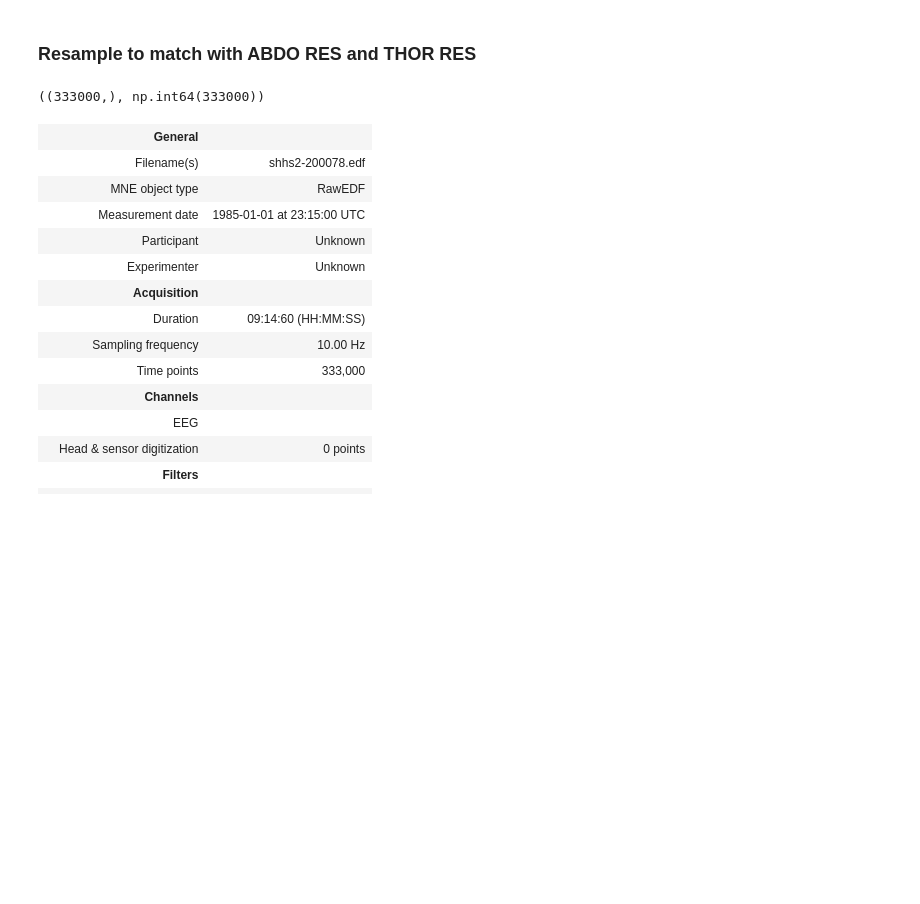
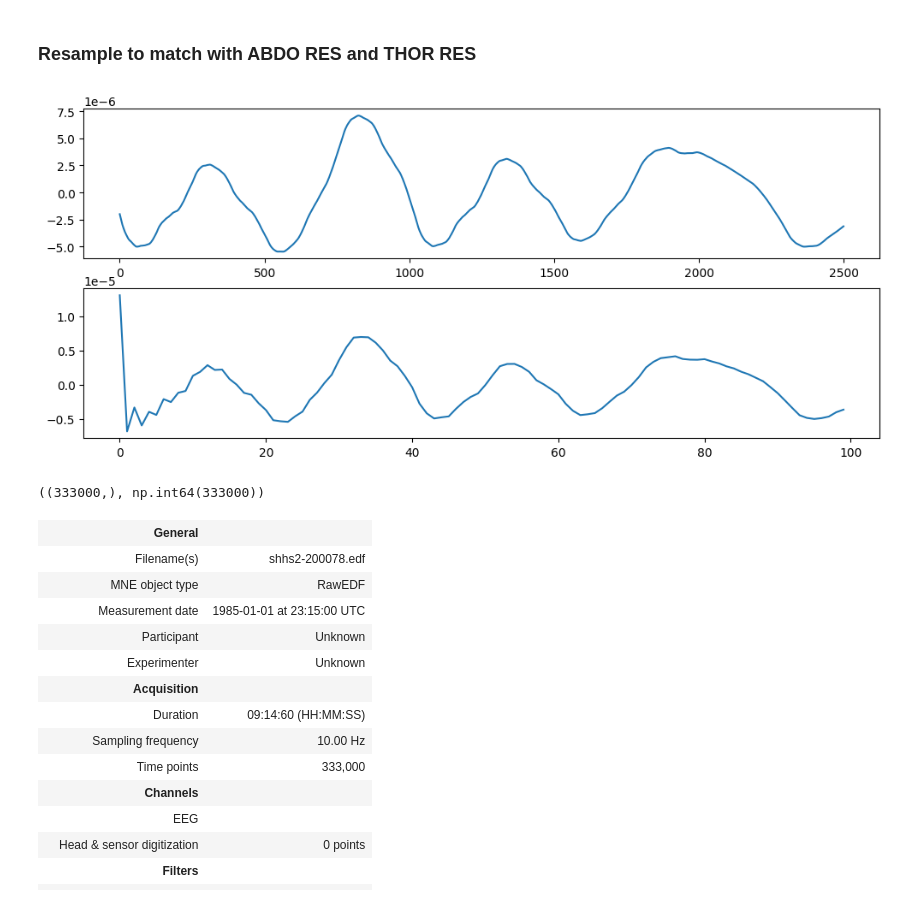
Before and after one commit to dattran-itrvn/Automated-Sleep-Apnea-Detection, a Jupyter notebook: prepare_data.ipynb, the cells around one changed output. Cells and saved outputs as stored; diff of their text form; code cells hidden in the pictures; blank space fills up the shorter version.

```diff
--- a/prepare_data.ipynb
+++ b/prepare_data.ipynb
@@ -271,9 +274,17 @@ edr = extract_respiratory_signal(ecg_edf.get_data()[0])
 # %% [markdown]
 ### Resample to match with ABDO RES and THOR RES
 # %%
-edr, _ = wfdb.processing.resample_sig(edr, fs=ecg_edf.info['sfreq'], fs_target=resp_edf.info['sfreq'])
+fig, axes = plt.subplots(nrows=2, ncols=1, figsize=(12, 5))
+sns.lineplot(edr_og[:2500], ax=axes[0])
+
+edr, _ = wfdb.processing.resample_sig(edr_og, fs=ecg_edf.info['sfreq'], fs_target=resp_edf.info['sfreq'])
+
+sns.lineplot(edr[:100], ax=axes[1])
+
+plt.show()
 edr.shape, resp_edf.n_times
 # %% [output]
+[figure, added]
 ((333000,), np.int64(333000))
 # %%
 def add_channel_to_raw(raw, new_channel_data, channel_name, channel_type):
```
Also changed, not shown: parts of 27 cells of this notebook.
